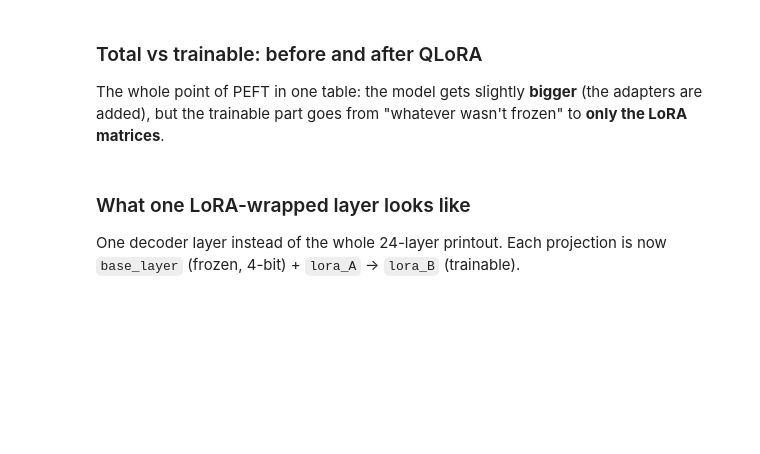
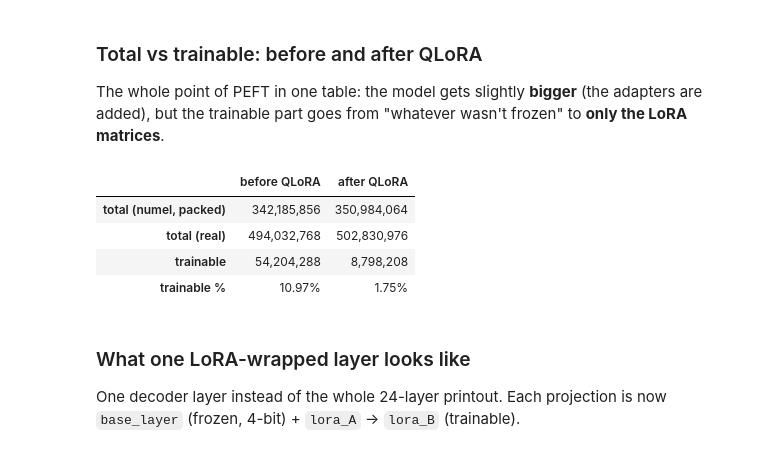
Before and after one commit to SwapnilGEU/Toolcaller-SLM, a Jupyter notebook: notebooks/04_sft_training_v2.ipynb, the cells around one changed output. Cells and saved outputs as stored; diff of their text form; code cells hidden in the pictures; blank space fills up the shorter version.

```diff
--- a/notebooks/04_sft_training_v2.ipynb
+++ b/notebooks/04_sft_training_v2.ipynb
@@ -218,13 +260,21 @@ The whole point of PEFT in one table: the model gets slightly **bigger** (the ad
 # %%
 after = {"total (numel, packed)": raw, "total (real)": real, "trainable": trainable}
 param_table = pd.DataFrame({"before QLoRA": before, "after QLoRA": after})
 param_table.loc["trainable %"] = [100 * before["trainable"] / before["total (real)"],
                                   100 * after["trainable"] / after["total (real)"]]
-param_table = param_table.copy()
-for label in ["total (numel, packed)", "total (real)", "trainable"]:
-    param_table.loc[label] = param_table.loc[label].map(lambda v: f"{v:,.0f}")
-param_table.loc["trainable %"] = param_table.loc["trainable %"].map(lambda v: f"{v:.2f}%")
-param_table
+param_table.style.format(
+    "{:,.0f}",
+    subset=pd.IndexSlice[["total (numel, packed)", "total (real)", "trainable"], :],  # type: ignore
+).format(
+    "{:.2f}%",
+    subset=pd.IndexSlice[["trainable %"], :],  # type: ignore
+)
+# %% [output]
+|  | before QLoRA | after QLoRA |
+| total (numel, packed) | 342,185,856 | 350,984,064 |
+| total (real) | 494,032,768 | 502,830,976 |
+| trainable | 54,204,288 | 8,798,208 |
+| trainable % | 10.97% | 1.75% |
 # %% [markdown]
 ### What one LoRA-wrapped layer looks like
 One decoder layer instead of the whole 24-layer printout. Each projection is now `base_layer` (frozen, 4-bit) + `lora_A` → `lora_B` (trainable).
```
Also changed, not shown: parts of 29 cells of this notebook, 9 other files.
